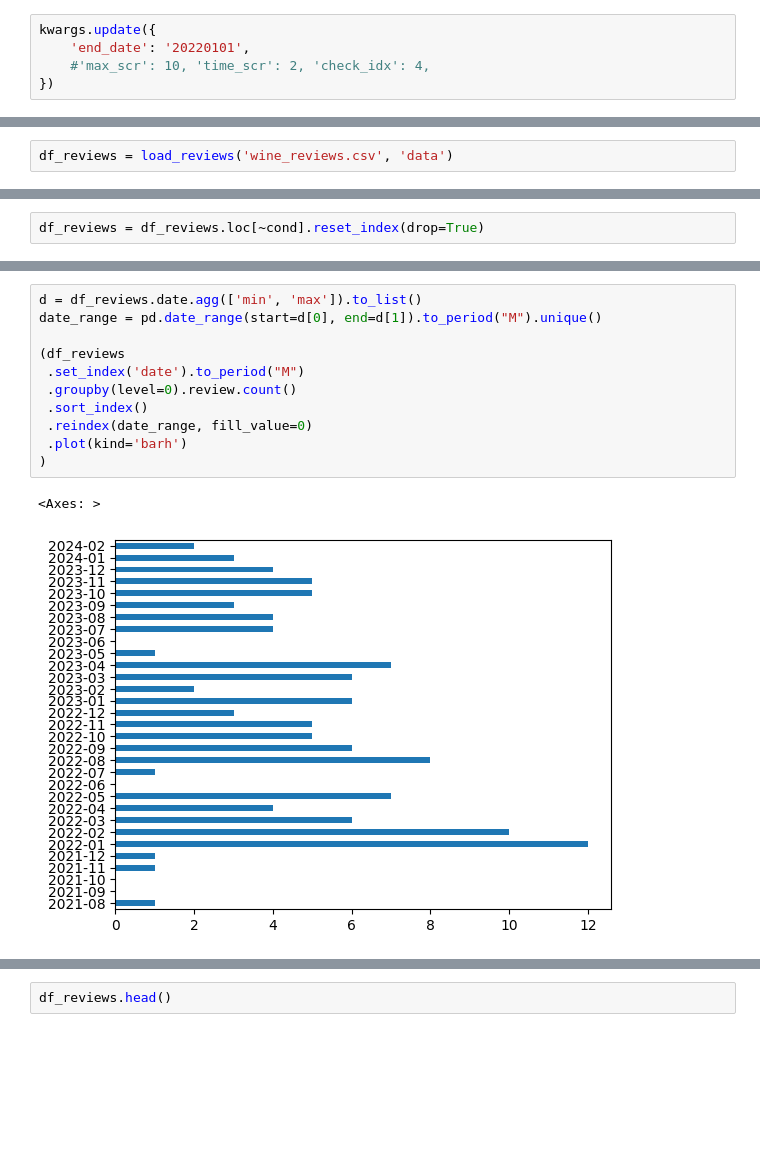
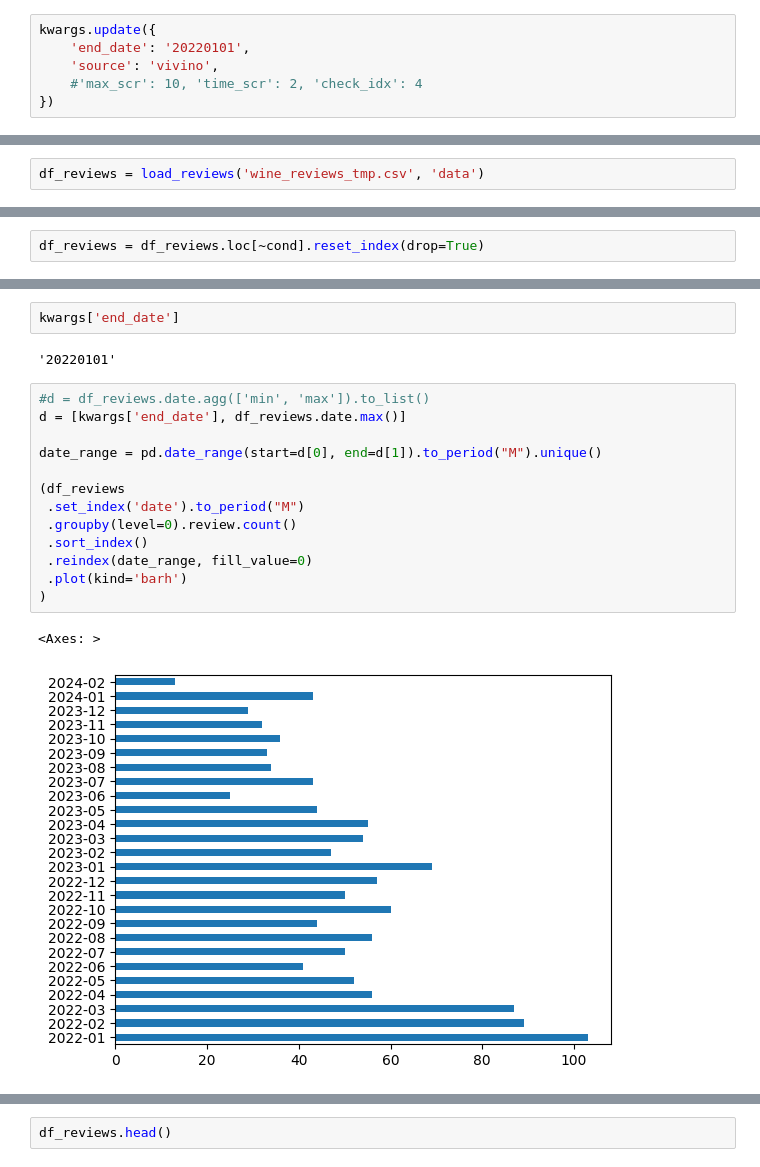
Before and after one commit to lbk209/topic_modeling, a Jupyter notebook: vivino_community_reviews.ipynb, the cells around one changed output, grey strips where cells are left out. Cells and saved outputs as stored; diff of their text form; blank space fills up the shorter version.

Commit message:
Add files via upload
scrape new wines

```diff
--- a/vivino_community_reviews.ipynb
+++ b/vivino_community_reviews.ipynb
@@ -39,5 +64,6 @@ kwargs = {
 # %%
 kwargs.update({
     'end_date': '20220101',
-    #'max_scr': 10, 'time_scr': 2, 'check_idx': 4,
+    'source': 'vivino',
+    #'max_scr': 10, 'time_scr': 2, 'check_idx': 4
 })
@@ -97,7 +198,7 @@ data/wine_reviews.csv saved.
 # %% [markdown]
 # Review data
 # %%
-df_reviews = load_reviews('wine_reviews.csv', 'data')
+df_reviews = load_reviews('wine_reviews_tmp.csv', 'data')
 # %% [output]
 data/wine_reviews.csv loaded.
 # %%
@@ -119,18 +239,24 @@ date
 Name: count, dtype: int64
+# %%
+kwargs['end_date']
+# %% [output]
+'20220101'
 # %%
-d = df_reviews.date.agg(['min', 'max']).to_list()
+#d = df_reviews.date.agg(['min', 'max']).to_list()
+d = [kwargs['end_date'], df_reviews.date.max()]
+
 date_range = pd.date_range(start=d[0], end=d[1]).to_period("M").unique()
 
 (df_reviews
  .set_index('date').to_period("M")
  .groupby(level=0).review.count()
  .sort_index()
  .reindex(date_range, fill_value=0)
  .plot(kind='barh')
 )
 # %% [output]
 <Axes: >
-[figure, old version]
+[figure, new version]
 # %%
 (df_reviews
  .groupby(by='wine').review.count()
```
Also changed, not shown: parts of 12 cells of this notebook.
